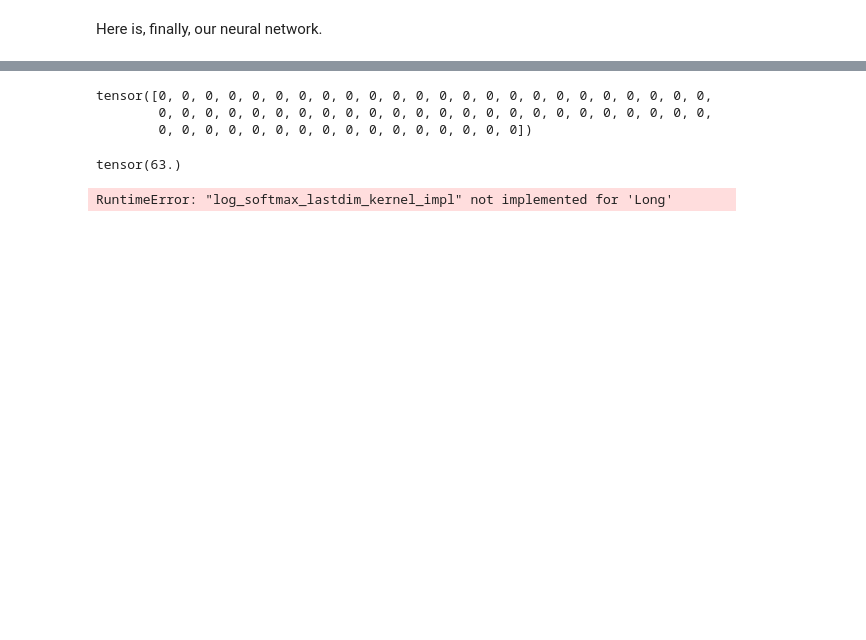
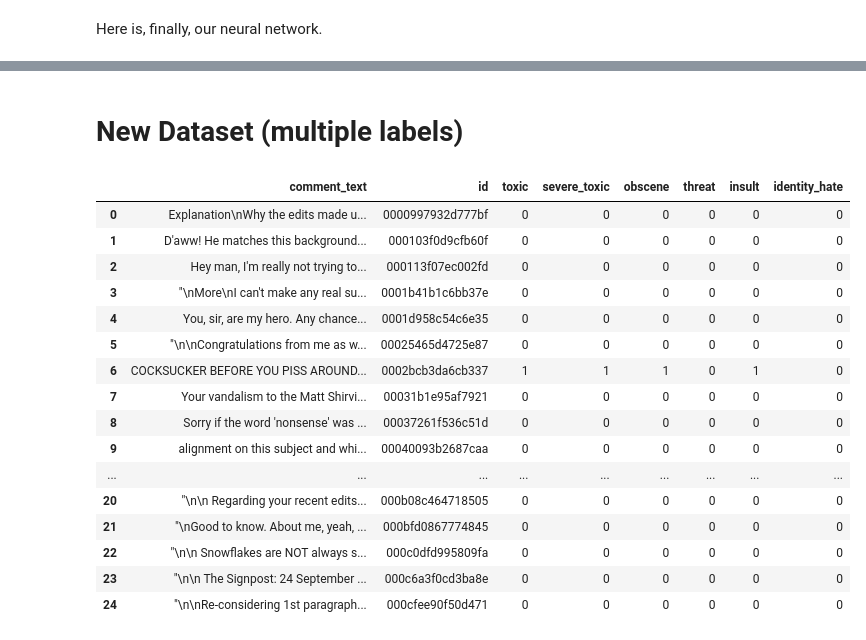
Before and after one commit to AI-Core/tutorials, a Jupyter notebook: TorchText/torchtext_intro.ipynb, the cells around one changed output, grey strips where cells are left out. Saved outputs shown, nothing was run; the diff lists cells and outputs as text; code cells hidden in the pictures; blank space fills up the shorter version.

Commit message:
uploading updates to torchtext tutorial

```diff
--- a/TorchText/torchtext_intro.ipynb
+++ b/TorchText/torchtext_intro.ipynb
@@ -351,10 +286,0 @@ preds=model(list(train_dataloader)[0][0])
-# %%
-preds.long()
-# %% [output]
-tensor([0, 0, 0, 0, 0, 0, 0, 0, 0, 0, 0, 0, 0, 0, 0, 0, 0, 0, 0, 0, 0, 0, 0, 0,
-        0, 0, 0, 0, 0, 0, 0, 0, 0, 0, 0, 0, 0, 0, 0, 0, 0, 0, 0, 0, 0, 0, 0, 0,
-        0, 0, 0, 0, 0, 0, 0, 0, 0, 0, 0, 0, 0, 0, 0, 0])
-# %%
-torch.argmax(preds, dim=-1).float()#.to_long()
-# %% [output]
-tensor(63.)
@@ -363,4 +287,26 @@ loss_func = nn.CrossEntropyLoss()
-# %%
-loss_func(y.long(), preds.long())
-# %% [output]
-RuntimeError: "log_softmax_lastdim_kernel_impl" not implemented for 'Long'
+# %% [markdown]
+# New Dataset (multiple labels)
+# %%
+folder = os.path.join(os.getenv('DATA_DIR'), 'toxic_comments_dataset')
+train_dataset = pd.read_csv(os.path.join(folder, 'train_dataset.csv'))
+valid_dataset = pd.read_csv(os.path.join(folder, 'valid_dataset.csv'))
+test_dataset = pd.read_csv(os.path.join(folder, 'test_dataset.csv'))
+train_dataset
+# %% [output]
+|  | comment_text | id | toxic | severe_toxic | obscene | threat | insult | identity_hate |
+| 0 | Explanation\nWhy the edits made u... | 0000997932d777bf | 0 | 0 | 0 | 0 | 0 | 0 |
+| 1 | D'aww! He matches this background... | 000103f0d9cfb60f | 0 | 0 | 0 | 0 | 0 | 0 |
+| 2 | Hey man, I'm really not trying to... | 000113f07ec002fd | 0 | 0 | 0 | 0 | 0 | 0 |
+| 3 | "\nMore\nI can't make any real su... | 0001b41b1c6bb37e | 0 | 0 | 0 | 0 | 0 | 0 |
+| 4 | You, sir, are my hero. Any chance... | 0001d958c54c6e35 | 0 | 0 | 0 | 0 | 0 | 0 |
+| 5 | "\n\nCongratulations from me as w... | 00025465d4725e87 | 0 | 0 | 0 | 0 | 0 | 0 |
+| 6 | COCKSUCKER BEFORE YOU PISS AROUND... | 0002bcb3da6cb337 | 1 | 1 | 1 | 0 | 1 | 0 |
+| 7 | Your vandalism to the Matt Shirvi... | 00031b1e95af7921 | 0 | 0 | 0 | 0 | 0 | 0 |
+| 8 | Sorry if the word 'nonsense' was ... | 00037261f536c51d | 0 | 0 | 0 | 0 | 0 | 0 |
+| 9 | alignment on this subject and whi... | 00040093b2687caa | 0 | 0 | 0 | 0 | 0 | 0 |
+| ... | ... | ... | ... | ... | ... | ... | ... | ... |
+| 20 | "\n\n Regarding your recent edits... | 000b08c464718505 | 0 | 0 | 0 | 0 | 0 | 0 |
+| 21 | "\nGood to know. About me, yeah, ... | 000bfd0867774845 | 0 | 0 | 0 | 0 | 0 | 0 |
+| 22 | "\n\n Snowflakes are NOT always s... | 000c0dfd995809fa | 0 | 0 | 0 | 0 | 0 | 0 |
+| 23 | "\n\n The Signpost: 24 September ... | 000c6a3f0cd3ba8e | 0 | 0 | 0 | 0 | 0 | 0 |
+| 24 | "\n\nRe-considering 1st paragraph... | 000cfee90f50d471 | 0 | 0 | 0 | 0 | 0 | 0 |
```
Also changed, not shown: parts of 40 cells of this notebook, 4 other files.
